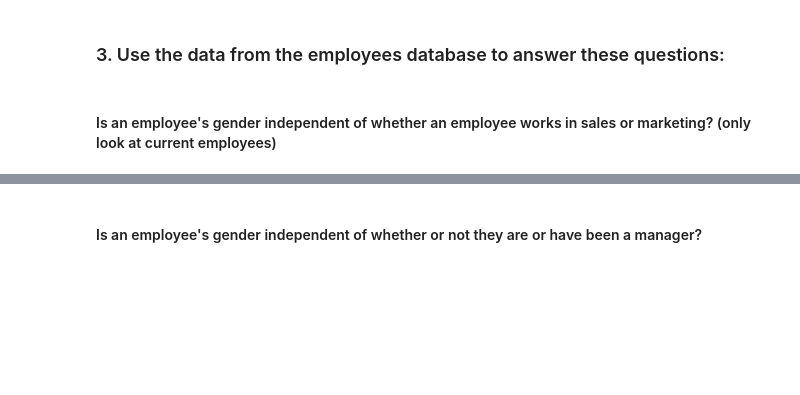
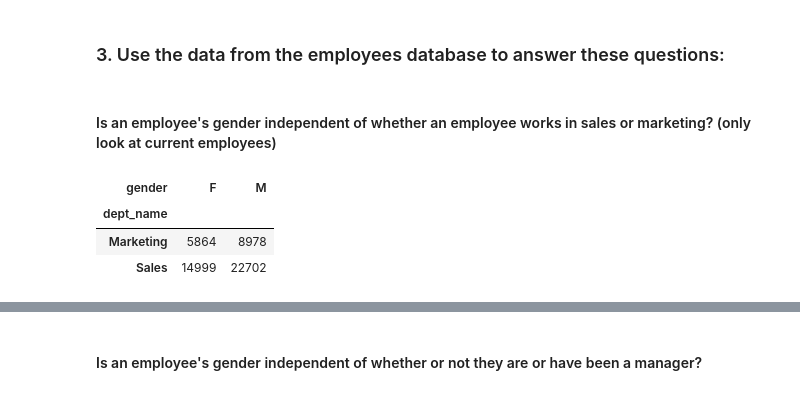
Before and after one commit to jesse-d-marder/statistics-exercises, a Jupyter notebook: hypothesis_testing.ipynb, the cells around one changed output, grey strips where cells are left out. Saved outputs shown, nothing was run; the diff lists cells and outputs as text; code cells hidden in the pictures; blank space fills up the shorter version.

```diff
--- a/hypothesis_testing.ipynb
+++ b/hypothesis_testing.ipynb
@@ -750,3 +824,27 @@ With this high of a p value we fail to reject the null hypothesis, ie these two
 ### 3. Use the data from the employees database to answer these questions:
 # %% [markdown]
 #### Is an employee's gender independent of whether an employee works in sales or marketing? (only look at current employees)
+# %%
+query = """
+SELECT *
+FROM employees
+JOIN dept_emp
+USING (emp_no)
+JOIN departments
+USING (dept_no)
+WHERE to_date>CURDATE()
+"""
+# %%
+
+dept_emp = pd.read_sql(query,get_db_url('employees'))
+# %%
+departments_of_interest = dept_emp[dept_emp.dept_name.str.contains("Sales|Marketing")]
+# %%
+observed = pd.crosstab(departments_of_interest.dept_name, departments_of_interest.gender)
+# %%
+observed
+# %% [output]
+| gender | F | M |
+| dept_name |  |  |
+| Marketing | 5864 | 8978 |
+| Sales | 14999 | 22702 |
```
Also changed, not shown: parts of 24 cells of this notebook.
